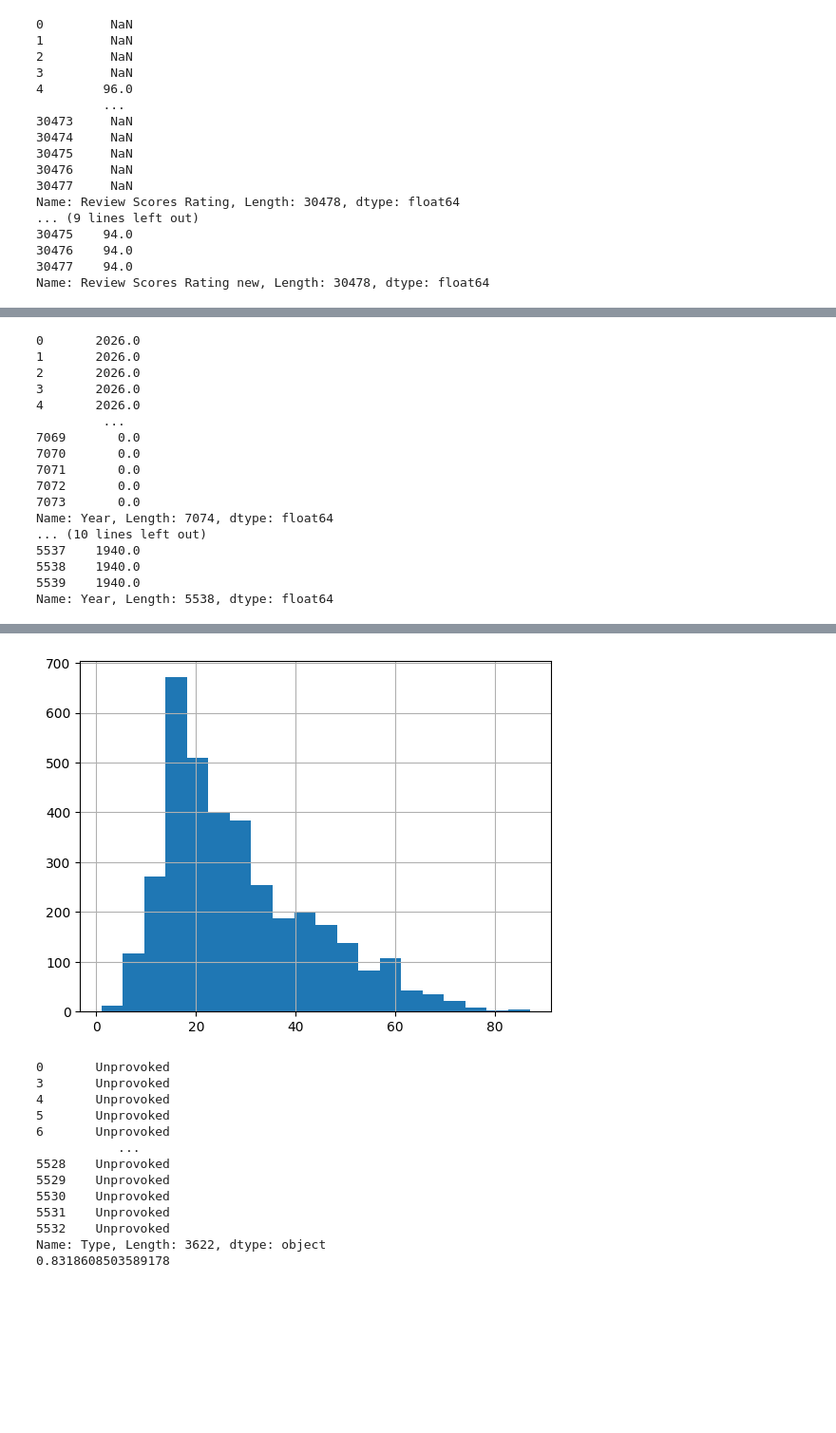
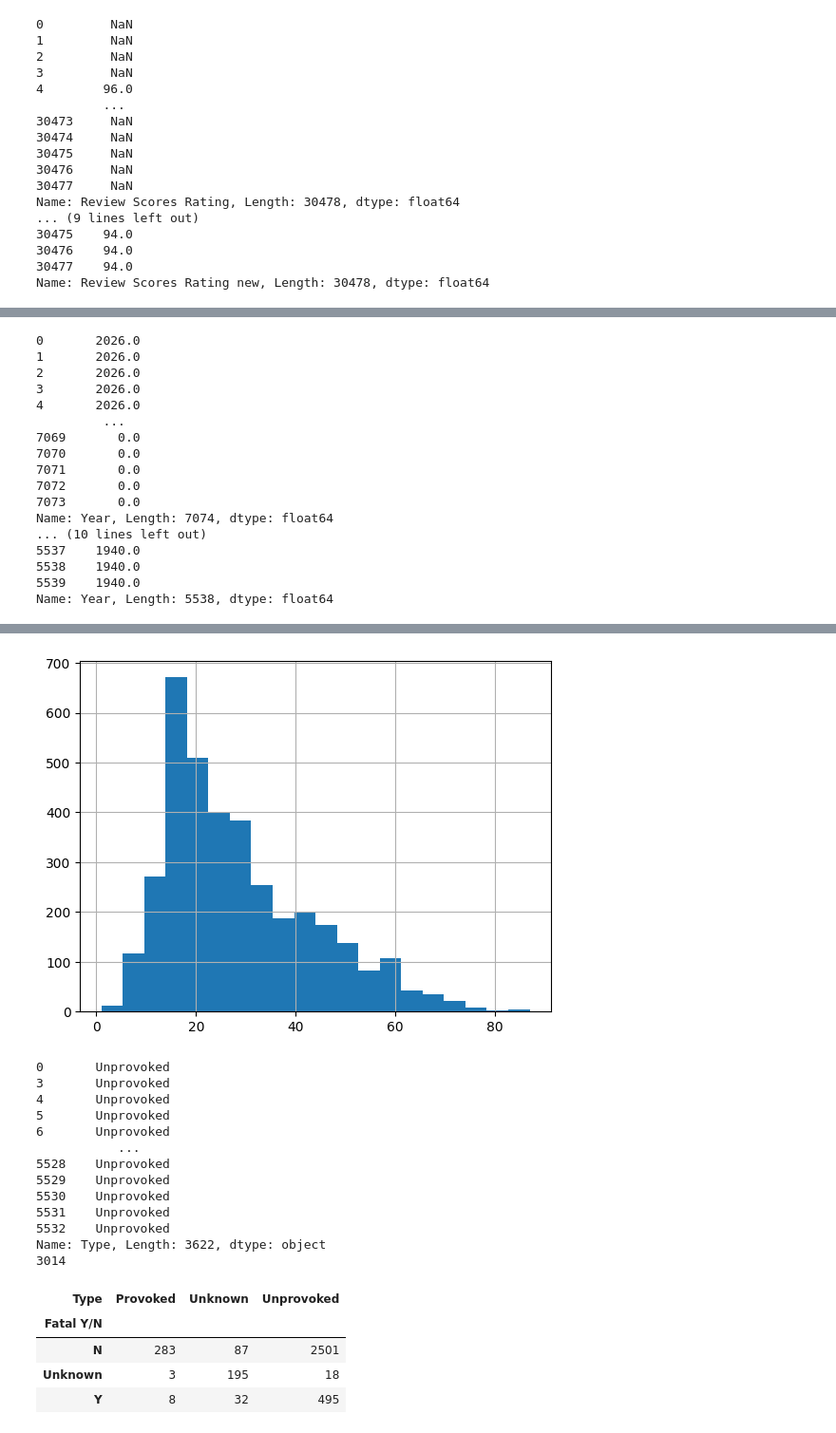
Before and after one commit to IsaacJihwanYoo795/undergrad_ml_assignments, a Jupyter notebook: 01_assignment_wrangling_and_eda.ipynb, the cells around one changed output, grey strips where cells are left out. Shown at 95% size. Drawn from its saved outputs; the diff is of its cells as text; code cells hidden in the pictures; blank space fills up the shorter version.

```diff
--- a/01_assignment_wrangling_and_eda.ipynb
+++ b/01_assignment_wrangling_and_eda.ipynb
@@ -209,43 +213,58 @@ df = df[df["Age"].notna()]
 df["Age"].hist(bins=20)
 plt.show()
 
-df["Type"] = df["Type"].str.strip()
+df["Type"] = df["Type"].str.strip().str.capitalize()
 df["Type"] = df["Type"].fillna("Unknown")
+for entry in df["Type"].index:
+    if df.at[entry, "Type"] != "Unprovoked" and df.at[entry, "Type"] != "Provoked":
+      df.at[entry, "Type"] = "Unknown"
 print(df["Type"])
-print(df["Type"].value_counts(normalize=True).get("Unprovoked", 0))
+print((df["Type"] == "Unprovoked").sum())
+
+df["Fatal Y/N"] = df["Fatal Y/N"].str.strip().str.capitalize()
+for entry in df["Fatal Y/N"].index:
+    if df.at[entry, "Fatal Y/N"] != "Y" and df.at[entry, "Fatal Y/N"] != "N":
+      df.at[entry, "Fatal Y/N"] = "Unknown"
+
+pd.crosstab(df["Fatal Y/N"], df["Type"])
 # %% [output]
 0       2026.0
 1       2026.0
 2       2026.0
 3       2026.0
 4       2026.0
          ...
 7069       0.0
 7070       0.0
 7071       0.0
 7072       0.0
 7073       0.0
 Name: Year, Length: 7074, dtype: float64
 ... (10 lines left out)
 5537    1940.0
 5538    1940.0
 5539    1940.0
 Name: Year, Length: 5538, dtype: float64
 [figure]
 [figure]
 0       Unprovoked
 3       Unprovoked
 4       Unprovoked
 5       Unprovoked
 6       Unprovoked
            ...
 5528    Unprovoked
 5529    Unprovoked
 5530    Unprovoked
 5531    Unprovoked
 5532    Unprovoked
 Name: Type, Length: 3622, dtype: object
-0.8318608503589178
+3014
+| Type | Provoked | Unknown | Unprovoked |
+| Fatal Y/N |  |  |  |
+| N | 283 | 87 | 2501 |
+| Unknown | 3 | 195 | 18 |
+| Y | 8 | 32 | 495 |
 # %% [markdown]
 **Q3.** Open the "tidy_data.pdf" document available in `https://github.com/ds4e/wrangling`, which is a paper called *Tidy Data* by Hadley Wickham.
 
```
Also changed, not shown: parts of 9 cells of this notebook.
